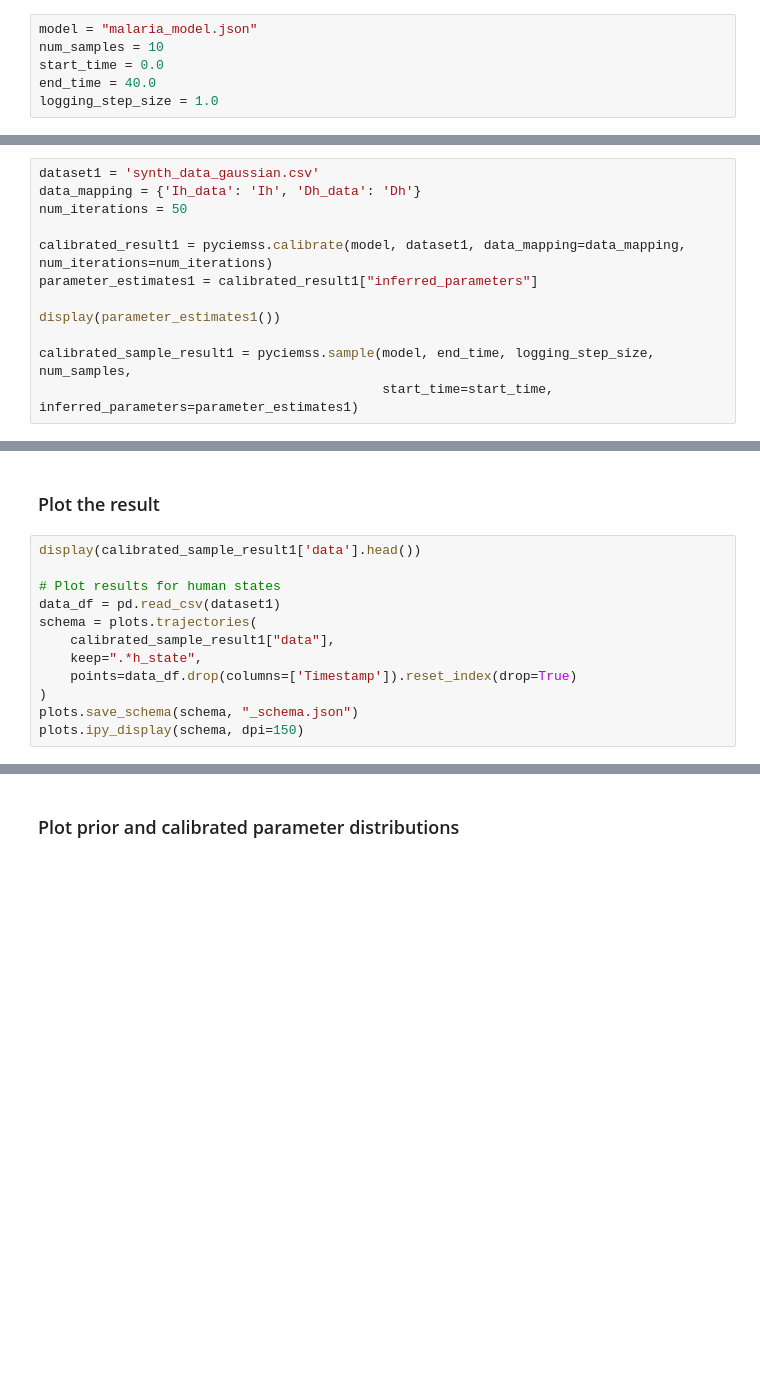
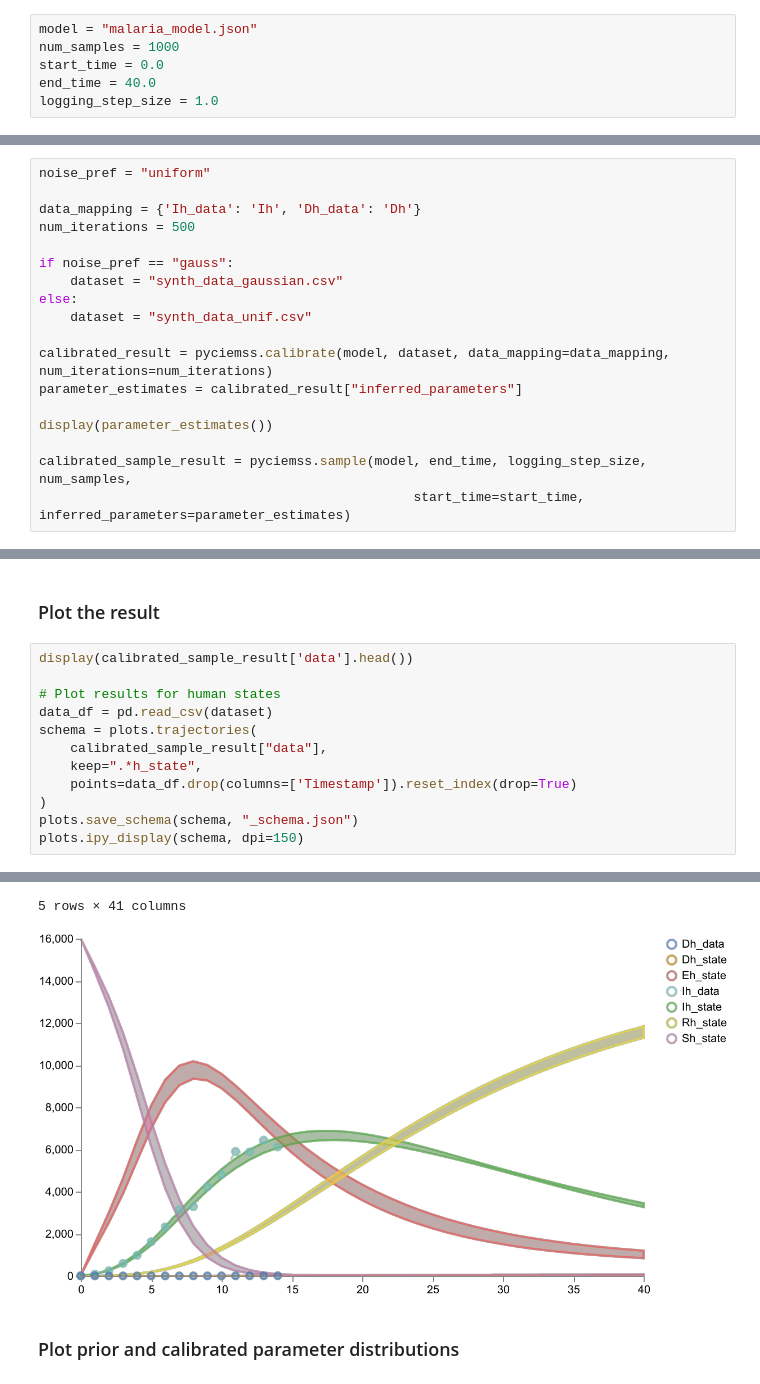
Before and after one commit to sabinala/pyciemss, a Jupyter notebook: docs/source/Malaria-model.ipynb, the cells around one changed output, grey strips where cells are left out. Drawn from its saved outputs; the diff is of its cells as text; blank space fills up the shorter version.

Commit message:
modeling

```diff
--- a/docs/source/Malaria-model.ipynb
+++ b/docs/source/Malaria-model.ipynb
@@ -342,7 +342,7 @@ with open("malaria_model.json", 'w') as fh:
 ### Set model path and parameters for sampling
 # %%
 model = "malaria_model.json"
-num_samples = 10
+num_samples = 1000
 start_time = 0.0
 end_time = 40.0
 logging_step_size = 1.0
@@ -451,13 +443,19 @@ gaussian_df.to_csv('synth_data_gaussian.csv', index=False)
 # %%
-dataset1 = 'synth_data_gaussian.csv'
+noise_pref = "uniform"
+
 data_mapping = {'Ih_data': 'Ih', 'Dh_data': 'Dh'}
-num_iterations = 50
+num_iterations = 500
 
-calibrated_result1 = pyciemss.calibrate(model, dataset1, data_mapping=data_mapping, num_iterations=num_iterations)
-parameter_estimates1 = calibrated_result1["inferred_parameters"]
+if noise_pref == "gauss":
+    dataset = "synth_data_gaussian.csv"
+else:
+    dataset = "synth_data_unif.csv"
 
-display(parameter_estimates1())
+calibrated_result = pyciemss.calibrate(model, dataset, data_mapping=data_mapping, num_iterations=num_iterations)
+parameter_estimates = calibrated_result["inferred_parameters"]
 
-calibrated_sample_result1 = pyciemss.sample(model, end_time, logging_step_size, num_samples,
-                                            start_time=start_time, inferred_parameters=parameter_estimates1)
+display(parameter_estimates())
+
+calibrated_sample_result = pyciemss.sample(model, end_time, logging_step_size, num_samples,
+                                                start_time=start_time, inferred_parameters=parameter_estimates)
 # %% [output]
@@ -482,14 +471,15 @@ FileNotFoundError: [Errno 2] No such file or directory: 'malaria_model.json'
 # %% [markdown]
 ### Plot the result
 # %%
-display(calibrated_sample_result1['data'].head())
+display(calibrated_sample_result['data'].head())
 
 # Plot results for human states
-data_df = pd.read_csv(dataset1)
+data_df = pd.read_csv(dataset)
 schema = plots.trajectories(
-    calibrated_sample_result1["data"],
+    calibrated_sample_result["data"],
     keep=".*h_state",
     points=data_df.drop(columns=['Timestamp']).reset_index(drop=True)
 )
 plots.save_schema(schema, "_schema.json")
 plots.ipy_display(schema, dpi=150)
+# %% [output]
@@ -496,3 +492,5 @@ plots.ipy_display(schema, dpi=150)
+5 rows × 41 columns
+[figure, added]
 # %% [markdown]
 ### Plot prior and calibrated parameter distributions
 # %%
```
Also changed, not shown: parts of 29 cells of this notebook, 7 other files.
